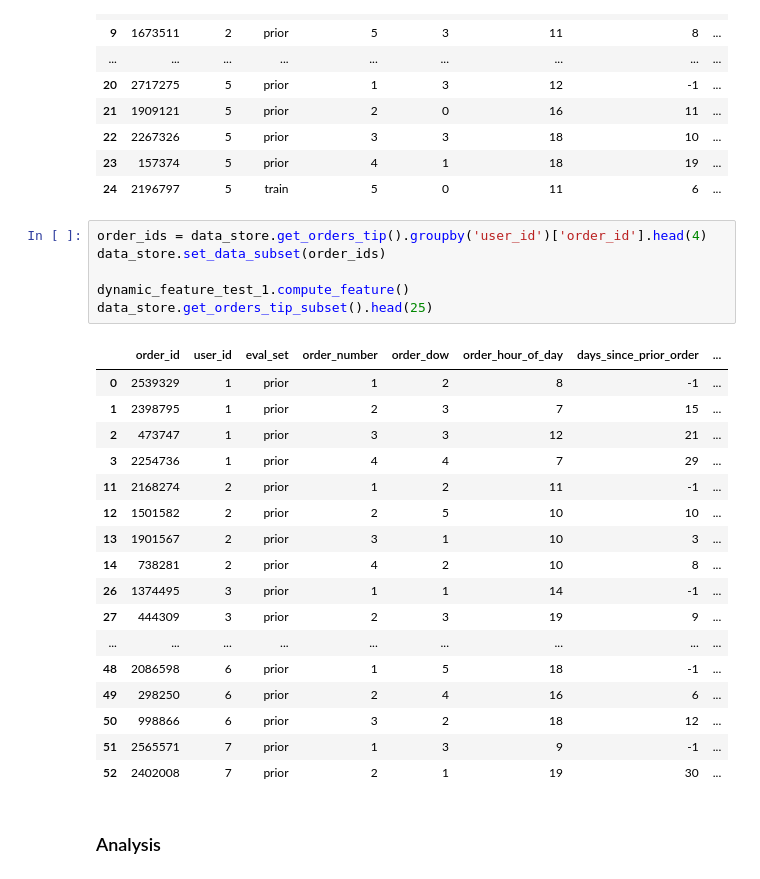
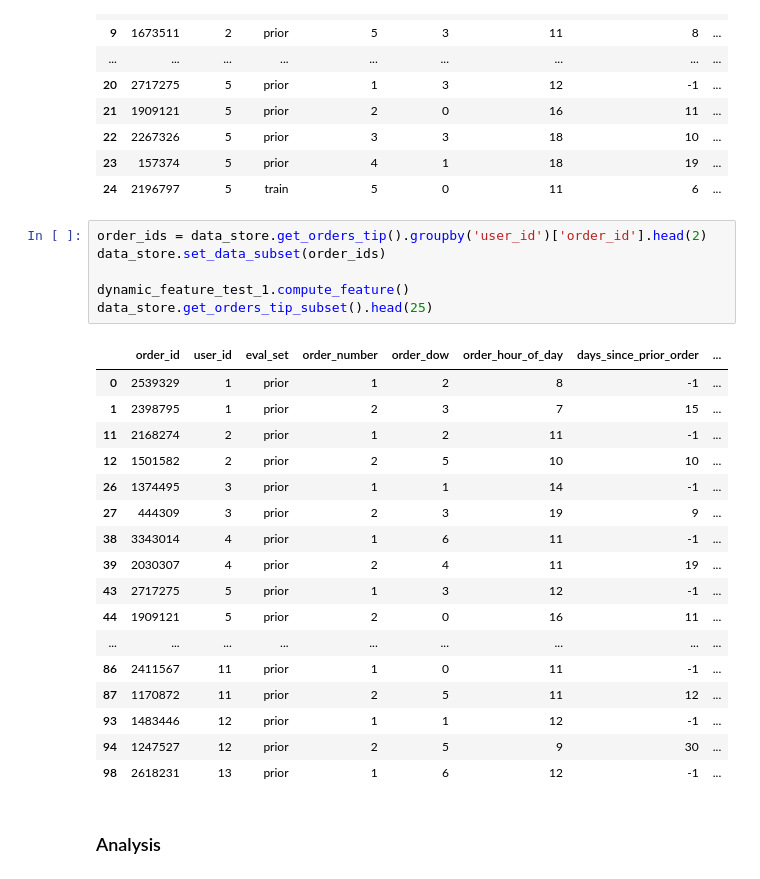
Before and after one commit to d-schneid/binary-tip-classification, a Jupyter notebook: team_07_project_submission.ipynb, the cells around one changed output. Drawn from its saved outputs; the diff is of its cells as text.

```diff
--- a/team_07_project_submission.ipynb
+++ b/team_07_project_submission.ipynb
@@ -211,29 +269,29 @@ data_store.get_orders_tip_subset().head(25)
 | 23 | 157374 | 5 | prior | 4 | 1 | 18 | 19 | ... |
 | 24 | 2196797 | 5 | train | 5 | 0 | 11 | 6 | ... |
 # %%
-order_ids = data_store.get_orders_tip().groupby('user_id')['order_id'].head(4)
+order_ids = data_store.get_orders_tip().groupby('user_id')['order_id'].head(2)
 data_store.set_data_subset(order_ids)
 
 dynamic_feature_test_1.compute_feature()
 data_store.get_orders_tip_subset().head(25)
 # %% [output]
 |  | order_id | user_id | eval_set | order_number | order_dow | order_hour_of_day | days_since_prior_order | ... |
 | 0 | 2539329 | 1 | prior | 1 | 2 | 8 | -1 | ... |
 | 1 | 2398795 | 1 | prior | 2 | 3 | 7 | 15 | ... |
-| 2 | 473747 | 1 | prior | 3 | 3 | 12 | 21 | ... |
-| 3 | 2254736 | 1 | prior | 4 | 4 | 7 | 29 | ... |
 | 11 | 2168274 | 2 | prior | 1 | 2 | 11 | -1 | ... |
 | 12 | 1501582 | 2 | prior | 2 | 5 | 10 | 10 | ... |
-| 13 | 1901567 | 2 | prior | 3 | 1 | 10 | 3 | ... |
-| 14 | 738281 | 2 | prior | 4 | 2 | 10 | 8 | ... |
 | 26 | 1374495 | 3 | prior | 1 | 1 | 14 | -1 | ... |
 | 27 | 444309 | 3 | prior | 2 | 3 | 19 | 9 | ... |
+| 38 | 3343014 | 4 | prior | 1 | 6 | 11 | -1 | ... |
+| 39 | 2030307 | 4 | prior | 2 | 4 | 11 | 19 | ... |
+| 43 | 2717275 | 5 | prior | 1 | 3 | 12 | -1 | ... |
+| 44 | 1909121 | 5 | prior | 2 | 0 | 16 | 11 | ... |
 | ... | ... | ... | ... | ... | ... | ... | ... | ... |
-| 48 | 2086598 | 6 | prior | 1 | 5 | 18 | -1 | ... |
-| 49 | 298250 | 6 | prior | 2 | 4 | 16 | 6 | ... |
-| 50 | 998866 | 6 | prior | 3 | 2 | 18 | 12 | ... |
-| 51 | 2565571 | 7 | prior | 1 | 3 | 9 | -1 | ... |
-| 52 | 2402008 | 7 | prior | 2 | 1 | 19 | 30 | ... |
+| 86 | 2411567 | 11 | prior | 1 | 0 | 11 | -1 | ... |
+| 87 | 1170872 | 11 | prior | 2 | 5 | 11 | 12 | ... |
+| 93 | 1483446 | 12 | prior | 1 | 1 | 12 | -1 | ... |
+| 94 | 1247527 | 12 | prior | 2 | 5 | 9 | 30 | ... |
+| 98 | 2618231 | 13 | prior | 1 | 6 | 12 | -1 | ... |
 # %% [markdown]
 ### Analysis
 # %% [markdown]
```
Also changed, not shown: parts of 19 cells of this notebook.
